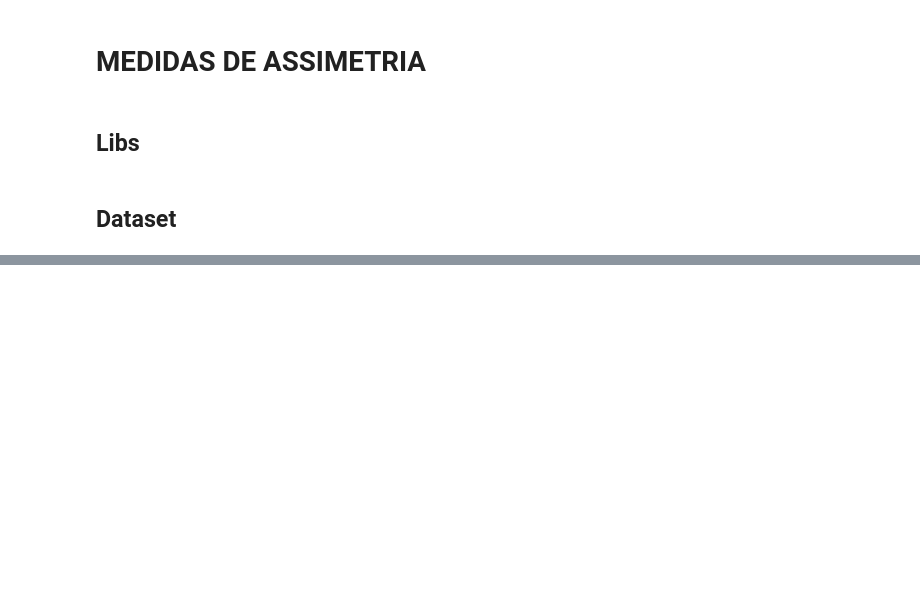
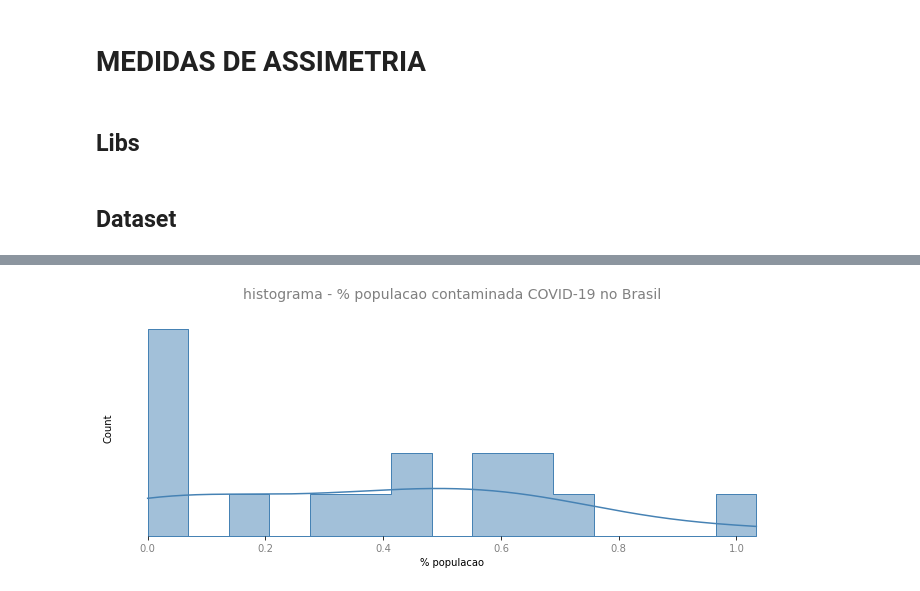
Before and after one commit to daianeklein/Space-Data, a Jupyter notebook: Medidas-Assimetria.ipynb, the cells around one changed output, grey strips where cells are left out. Saved outputs shown, nothing was run; the diff lists cells and outputs as text; code cells hidden in the pictures; blank space fills up the shorter version.

```diff
--- a/Medidas-Assimetria.ipynb
+++ b/Medidas-Assimetria.ipynb
@@ -134,0 +242,4 @@ df[df['Country/Region'] == 'Brazil'].set_index('Country/Region').T.diff().descri
+# %%
+# % de infectados por populacao no Brazil
+qt_br = br[['data', 'country','dif']].groupby([br['data'].dt.year, br['data'].dt.month]).sum()
+qt_br['per_pop'] = qt_br['dif'] / (pop[pop['country'] == 'Brazil']['pop'].values) * 100
@@ -134,0 +274,14 @@ df[df['Country/Region'] == 'Brazil'].set_index('Country/Region').T.diff().descri
+# %%
+plt.figure(figsize=(12,4))
+
+ax = sns.histplot(data = qt_br['per_pop'], bins = 15, kde = True, element="step", color = 'steelblue')
+plt.title('histograma - % populacao contaminada COVID-19 no Brasil', fontsize=14, color = 'grey', pad = 20)
+sns.despine(bottom= True, left = True)
+plt.xticks(fontsize=10, color = 'grey')
+plt.yticks([])
+
+plt.xlabel('% populacao')
+
+ax = ax
+# %% [output]
+[figure, added]
```
Also changed, not shown: parts of 37 cells of this notebook.
